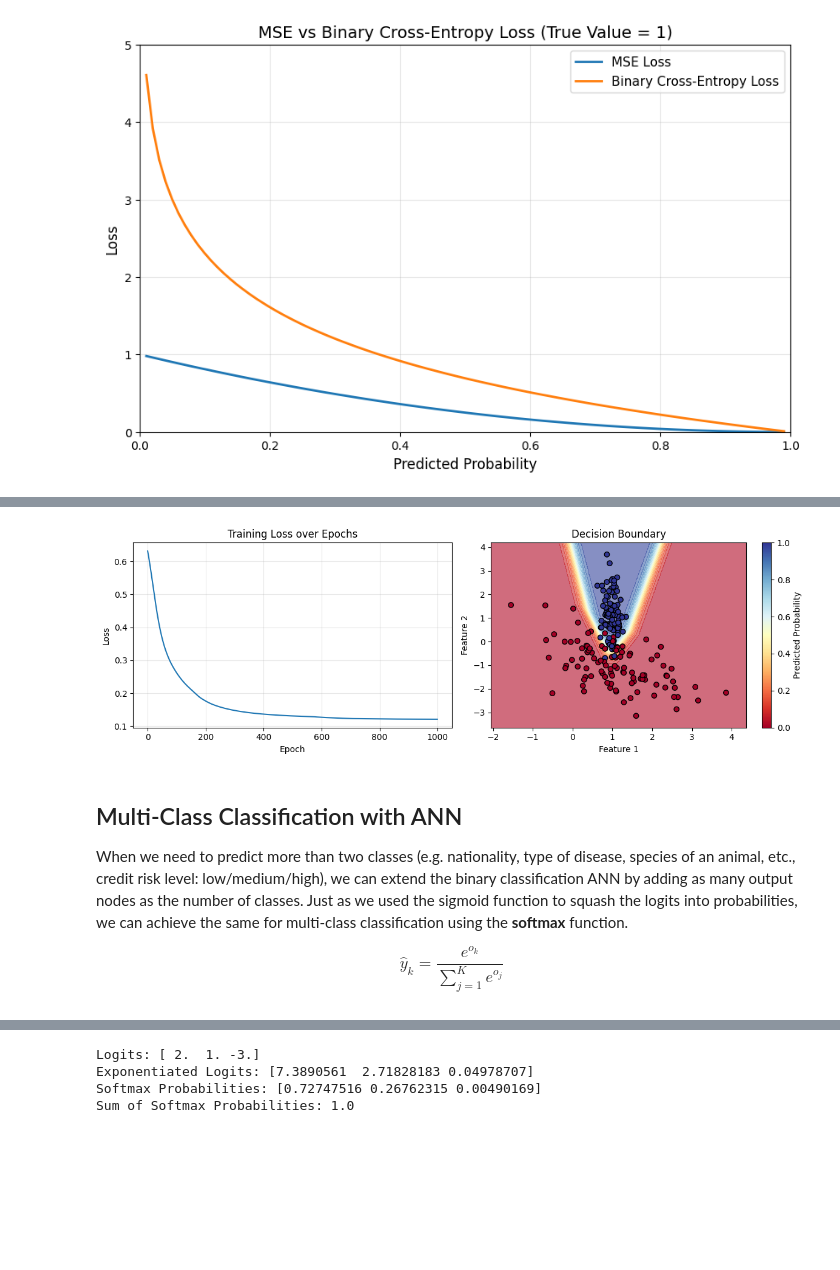
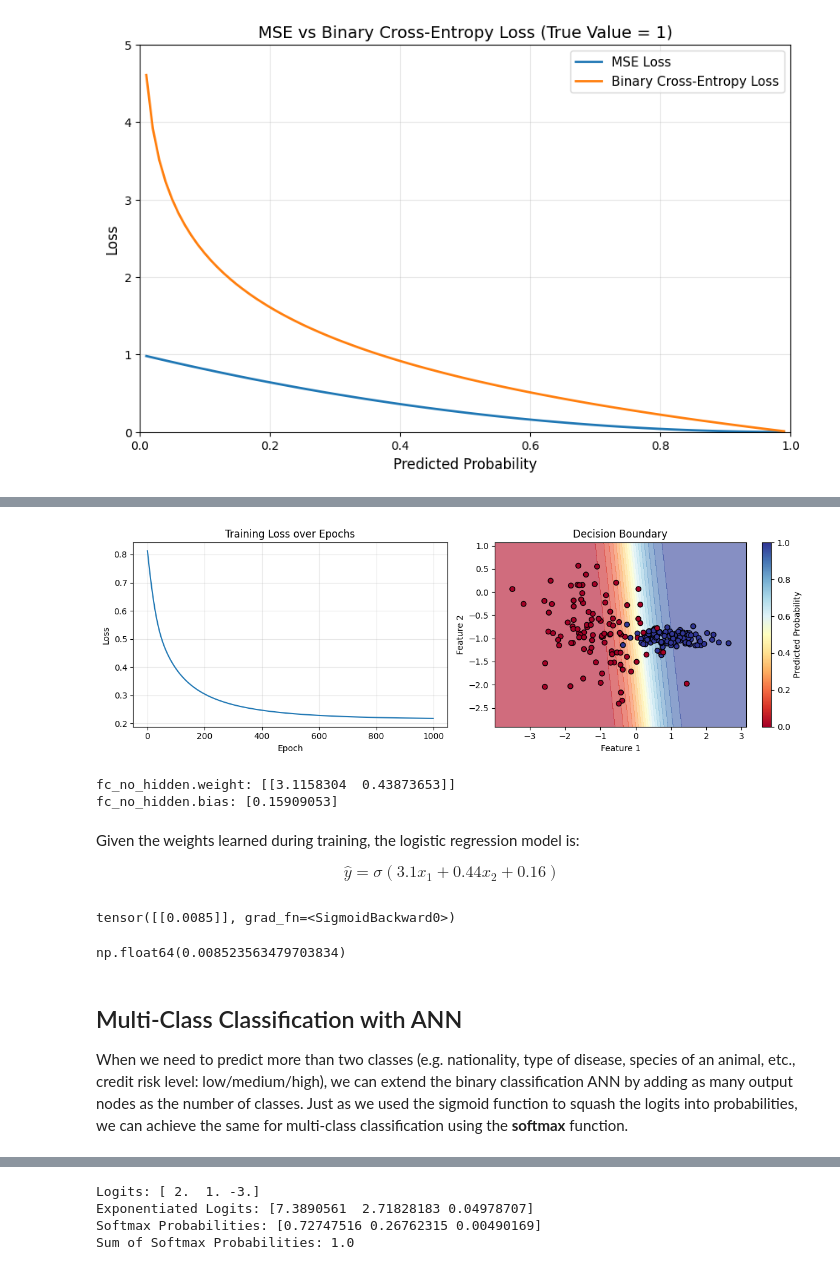
Before and after one commit to febse/ta2025, a Jupyter notebook: 03-03-ANN-Classification.ipynb, the cells around one changed output, grey strips where cells are left out. Saved outputs shown, nothing was run; the diff lists cells and outputs as text; code cells hidden in the pictures; blank space fills up the shorter version.

```diff
--- a/03-03-ANN-Classification.ipynb
+++ b/03-03-ANN-Classification.ipynb
@@ -283,30 +501,51 @@ import torch
 import torch.nn as nn
 import torch.optim as optim
 
-# Convert to PyTorch tensors
+torch.manual_seed(0)
+
+# Convert to PyTorch tensors and ensure correct shapes
 X_tensor = torch.FloatTensor(X)
 y_tensor = torch.FloatTensor(y).reshape(-1, 1)
+
+##################################
+## THE IMPORTANT PART IS HERE
+##################################
+
 
 # Define a simple neural network for binary classification
 class BinaryClassifier(nn.Module):
     def __init__(self, input_size, hidden_size=4):
         super(BinaryClassifier, self).__init__()
-        self.fc1 = nn.Linear(input_size, hidden_size)
-        self.fc2 = nn.Linear(hidden_size, 1)
+        # self.fc1 = nn.Linear(input_size, hidden_size)
+        # self.fc2 = nn.Linear(hidden_size, 1)
+
+        self.fc_no_hidden = nn.Linear(input_size, 1)
+
         self.sigmoid = nn.Sigmoid()
 
     def forward(self, x):
-        x = self.fc1(x)
-        x = torch.relu(x)
-        x = self.fc2(x)
+
+        x = self.fc_no_hidden(x)
+
+        # x = self.fc1(x)
+        # x = torch.relu(x)
+        # x = self.fc2(x)
+
         x = self.sigmoid(x)
         return x
 
 # Initialize model
 model = BinaryClassifier(input_size=2, hidden_size=3)
 
+criterion = nn.BCELoss()  # Binary Cross-Entropy Loss
+
+########################################################
+## END OF THE IMPORTANT PART
+##
+## The rest of the code runs gradient descent training
+########################################################
+
 # Then the loss function and the optimizer
-criterion = nn.BCELoss()  # Binary Cross-Entropy Loss
 optimizer = optim.Adam(model.parameters(), lr=0.01)
 
 # Training loop
@@ -370,9 +609,30 @@ Epoch [1000/1000], Loss: 0.1212
-[figure, old version]
+[figure, new version]
+# %%
+# Show the final weights and bias
+
+for name, param in model.named_parameters():
+    if param.requires_grad:
+        print(f"{name}: {param.data.numpy()}")
+# %% [output]
+fc_no_hidden.weight: [[3.1158304  0.43873653]]
+fc_no_hidden.bias: [0.15909053]
+# %% [markdown]
+Given the weights learned during training, the logistic regression model is:
+
+$$
+\hat{y} = \sigma(3.1 x_1 + 0.44 x_2 + 0.16)
+$$
+# %%
+# Get the prediction for a new sample, x_1 = -2, x_2 = 3
+
+model(torch.FloatTensor([[-2.0, 3.0]]))
+# %% [output]
+tensor([[0.0085]], grad_fn=<SigmoidBackward0>)
+# %%
+1 / (1 + np.exp(-(3.1158304 * (-2) + 0.43873653 * 3 + 0.15909053)))
+# %% [output]
+np.float64(0.008523563479703834)
 # %% [markdown]
 ## Multi-Class Classification with ANN
 
 When we need to predict more than two classes (e.g. nationality, type of disease, species of an animal, etc., credit risk level: low/medium/high), we can extend the binary classification ANN by adding as many output nodes as the number of classes. Just as we used the sigmoid function to squash the logits into probabilities, we can achieve the same for multi-class classification using the **softmax** function.
-
-$$
-\hat{y}_k = \frac{e^{o_k}}{\sum_{j=1}^K e^{o_j}}
-$$
```
Also changed, not shown: parts of 48 cells of this notebook, 1 other file.
